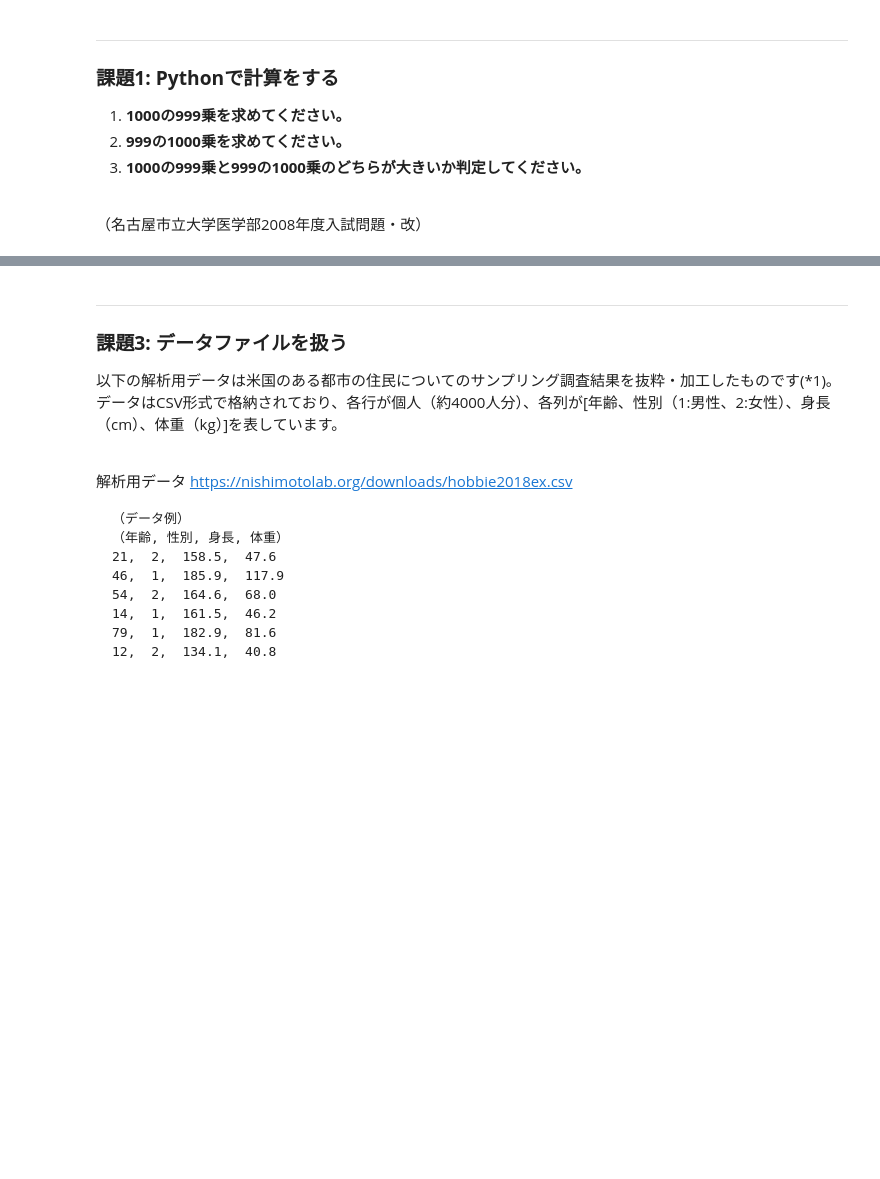
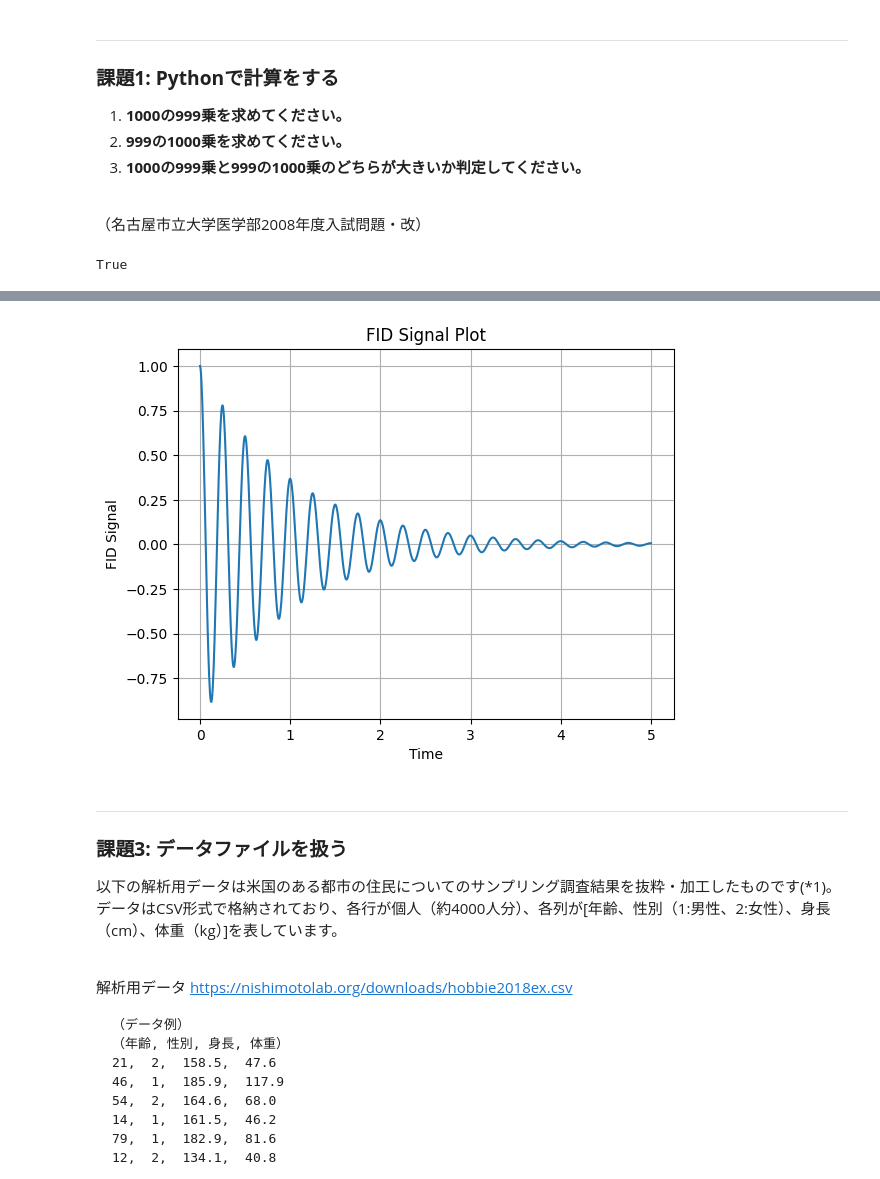
Before and after one commit to boxed-mikann/google_colab_ipynb, a Jupyter notebook: BPEexercisesA2025_1.ipynb, the cells around one changed output, grey strips where cells are left out. Drawn from its saved outputs; the diff is of its cells as text; code cells hidden in the pictures; blank space fills up the shorter version.

```diff
--- a/BPEexercisesA2025_1.ipynb
+++ b/BPEexercisesA2025_1.ipynb
@@ -212,6 +212,10 @@ https://utokyo-ipp.github.io/
 <br>
 
 （名古屋市立大学医学部2008年度入試問題・改）
+# %%
+1000**999<999**1000
+# %% [output]
+True
 # %% [markdown]
 ---
 ### **課題2: プロットを行う**
@@ -230,6 +234,21 @@ https://utokyo-ipp.github.io/
 →詳しくはmatplotlib公式ドキュメントを参照、もしくは「matplotlib plot」等で検索
 
 ![fid](https://nishimotolab.org/images/seeds/fid_plot.png)
+# %%
+import numpy as np
+import matplotlib.pyplot as plt
+
+x = np.linspace(0, 5, 1000)
+y = np.cos(x*np.pi*8)*np.exp(-x)
+
+plt.plot(x,y)
+plt.title('FID Signal Plot')
+plt.xlabel('Time')
+plt.ylabel('FID Signal')
+plt.grid('on') # 目盛り線を追加
+plt.show()
+# %% [output]
+[figure, added]
 # %% [markdown]
 ---
 
```
